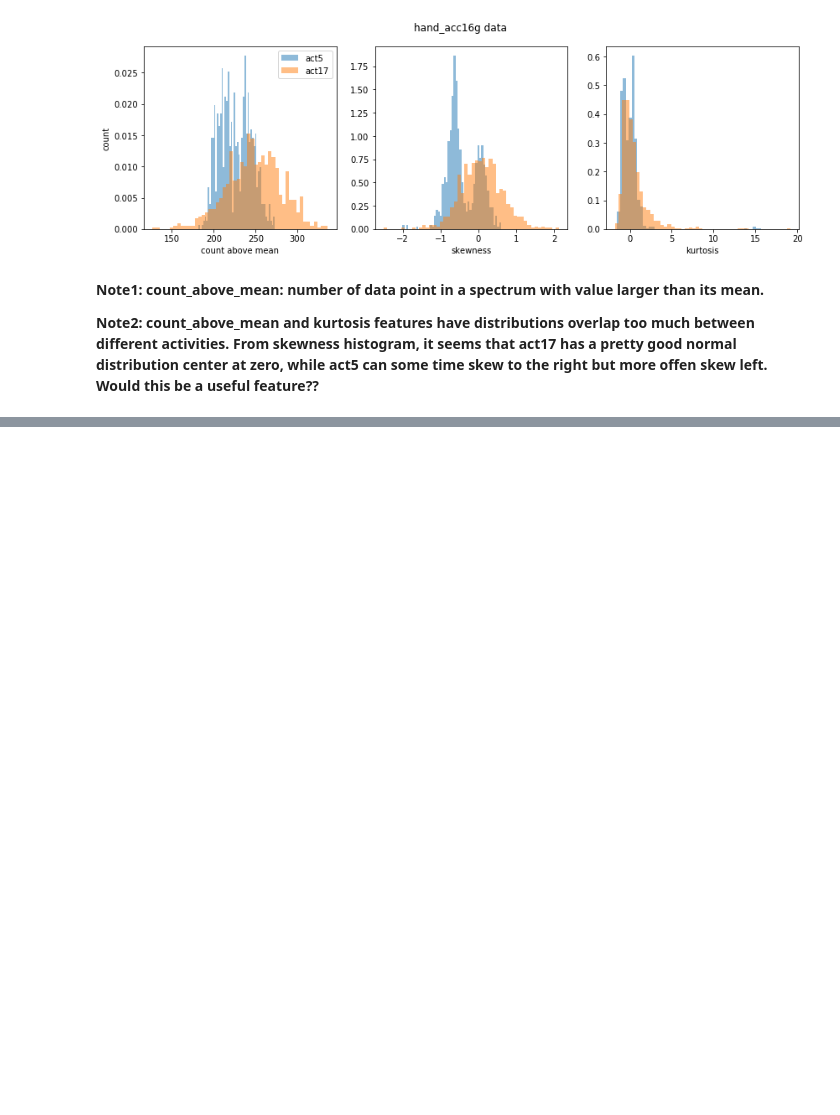
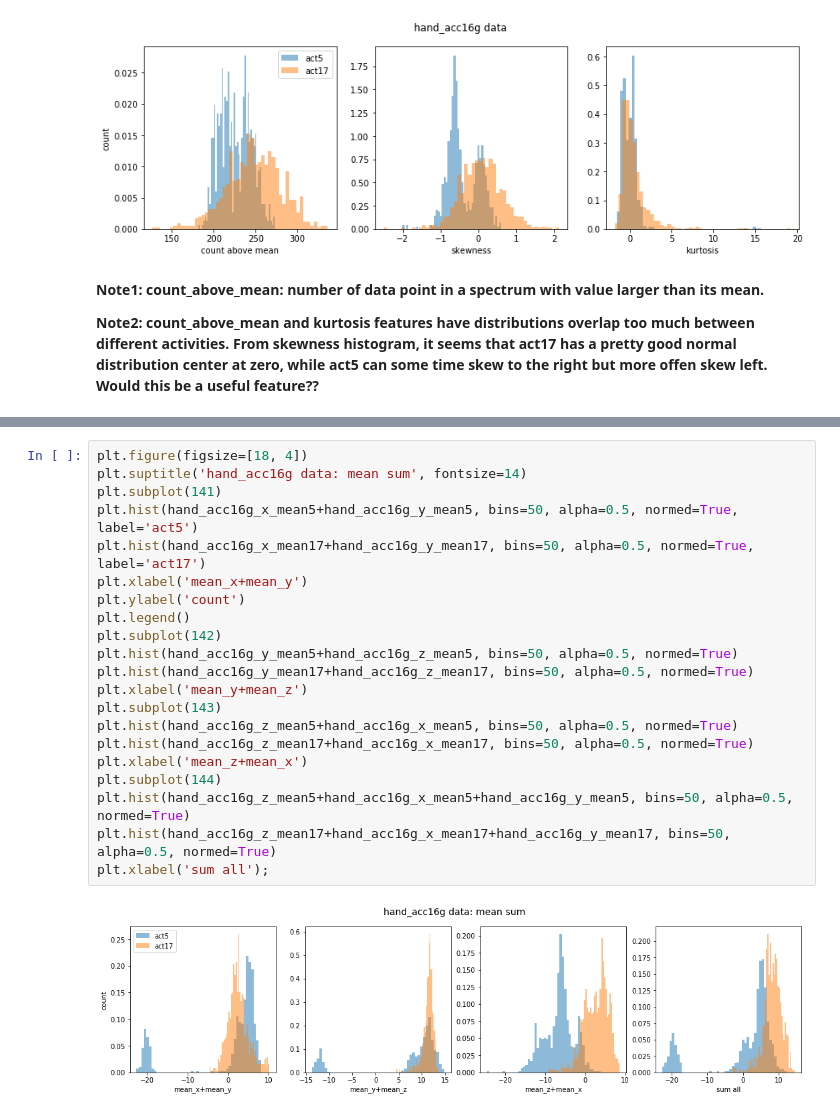
Before and after one commit to kcmeehan/BiometricsActivityClassification, a Jupyter notebook: feature_extraction.ipynb, the cells around one changed output, grey strips where cells are left out. Cells and saved outputs as stored; diff of their text form; blank space fills up the shorter version.

```diff
--- a/feature_extraction.ipynb
+++ b/feature_extraction.ipynb
@@ -227,0 +281,23 @@ plt.xlabel('kurtosis');
+# %%
+plt.figure(figsize=[18, 4])
+plt.suptitle('hand_acc16g data: mean sum', fontsize=14)
+plt.subplot(141)
+plt.hist(hand_acc16g_x_mean5+hand_acc16g_y_mean5, bins=50, alpha=0.5, normed=True, label='act5')
+plt.hist(hand_acc16g_x_mean17+hand_acc16g_y_mean17, bins=50, alpha=0.5, normed=True, label='act17')
+plt.xlabel('mean_x+mean_y')
+plt.ylabel('count')
+plt.legend()
+plt.subplot(142)
+plt.hist(hand_acc16g_y_mean5+hand_acc16g_z_mean5, bins=50, alpha=0.5, normed=True)
+plt.hist(hand_acc16g_y_mean17+hand_acc16g_z_mean17, bins=50, alpha=0.5, normed=True)
+plt.xlabel('mean_y+mean_z')
+plt.subplot(143)
+plt.hist(hand_acc16g_z_mean5+hand_acc16g_x_mean5, bins=50, alpha=0.5, normed=True)
+plt.hist(hand_acc16g_z_mean17+hand_acc16g_x_mean17, bins=50, alpha=0.5, normed=True)
+plt.xlabel('mean_z+mean_x')
+plt.subplot(144)
+plt.hist(hand_acc16g_z_mean5+hand_acc16g_x_mean5+hand_acc16g_y_mean5, bins=50, alpha=0.5, normed=True)
+plt.hist(hand_acc16g_z_mean17+hand_acc16g_x_mean17+hand_acc16g_y_mean17, bins=50, alpha=0.5, normed=True)
+plt.xlabel('sum all');
+# %% [output]
+[figure, added]
```
Also changed, not shown: parts of 15 cells of this notebook.
